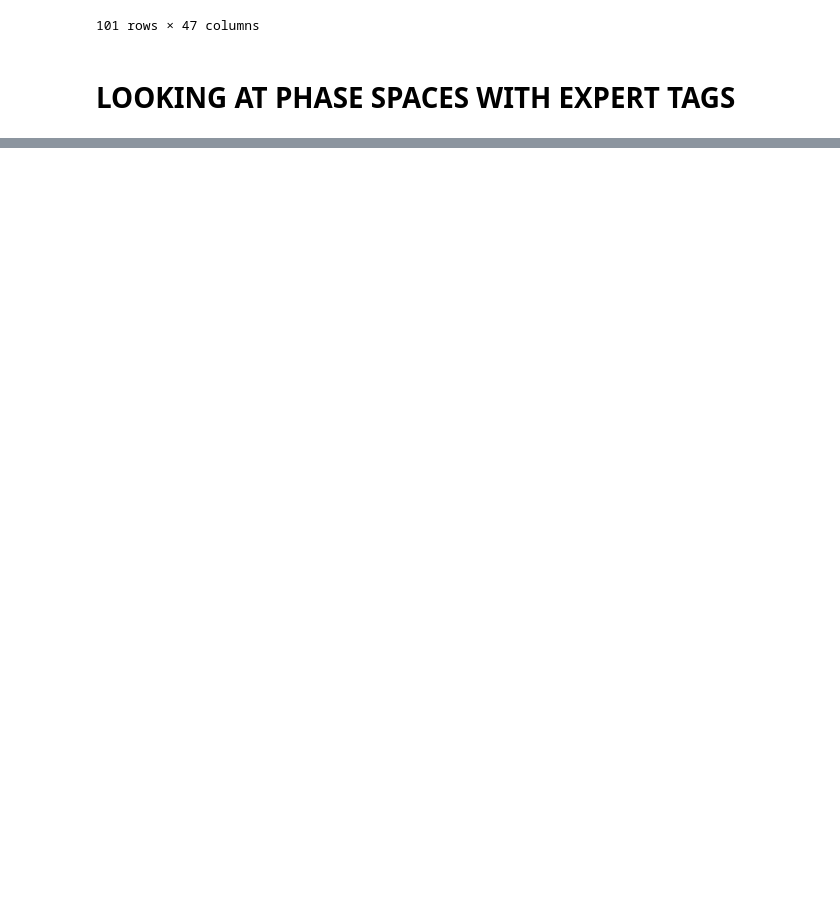
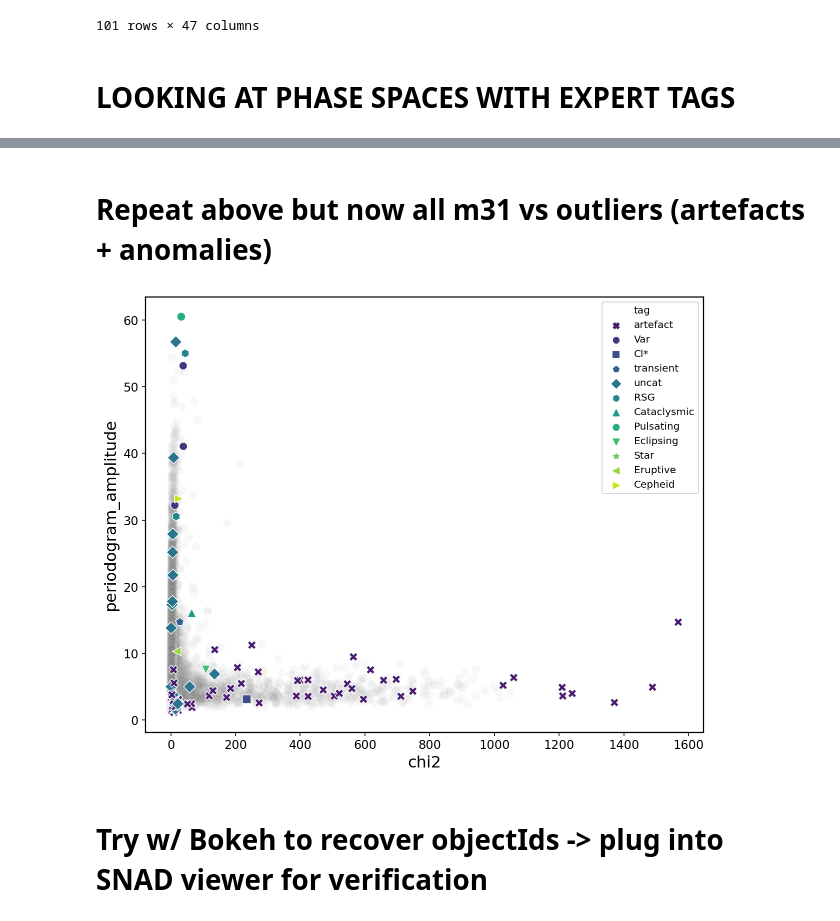
Before and after one commit to snad-space/zwad, a Jupyter notebook: notebooks/clustering_phase_spaces.ipynb, the cells around one changed output, grey strips where cells are left out. Cells and saved outputs as stored; diff of their text form; code cells hidden in the pictures; blank space fills up the shorter version.

```diff
--- a/notebooks/clustering_phase_spaces.ipynb
+++ b/notebooks/clustering_phase_spaces.ipynb
@@ -194,0 +206,23 @@ plt.show()
+# %% [markdown]
+# Repeat above but now all m31 vs outliers (artefacts + anomalies)
+# %%
+fig, ax = plt.subplots(figsize=(10,8))
+
+markers = {"artefact": "X", "Var": "8", "Cl*": "s", "transient": "p", "uncat": "D", "RSG": "h", "Cataclysmic": "^",
+           "Pulsating": "o", "Eclipsing": "v", "Star": "*", "Eruptive": "<", "Cepheid": ">"}
+
+sns.scatterplot(x="chi2", y="periodogram_amplitude", data=m31, marker="o", color='grey', s=75, alpha=0.05)
+sns.scatterplot(x="chi2", y="periodogram_amplitude", data=m31_final_out, markers=markers,
+                style='tag', hue='tag', palette="viridis", s=75)
+
+#set plot params
+plt.rcParams['axes.linewidth'] = 1.2
+plt.rcParams['axes.labelsize'] = 16
+plt.rcParams['ytick.labelsize'] = 12
+plt.rcParams['xtick.labelsize'] = 12
+
+plt.savefig('../figs/phase_spaces/chi2_periodamp_m31_vs_out.png', format='png', dpi=300, bbox_inches='tight')
+# %% [output]
+[figure, added]
+# %% [markdown]
+# Try w/ Bokeh to recover objectIds -> plug into SNAD viewer for verification
```
Also changed, not shown: parts of 22 cells of this notebook, 6 other files.
